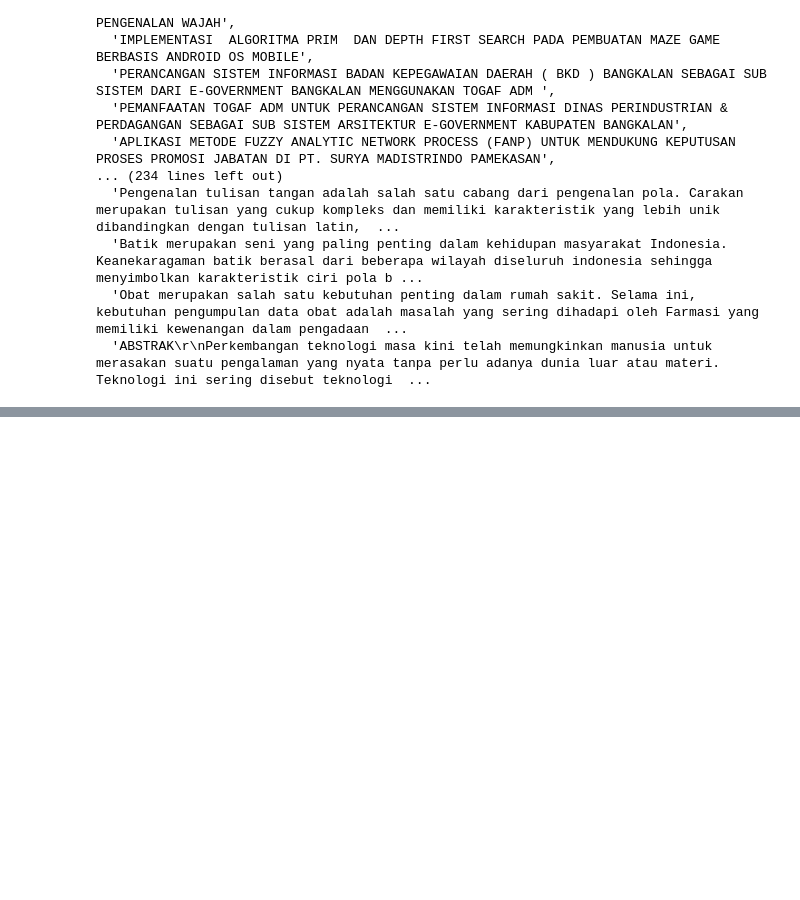
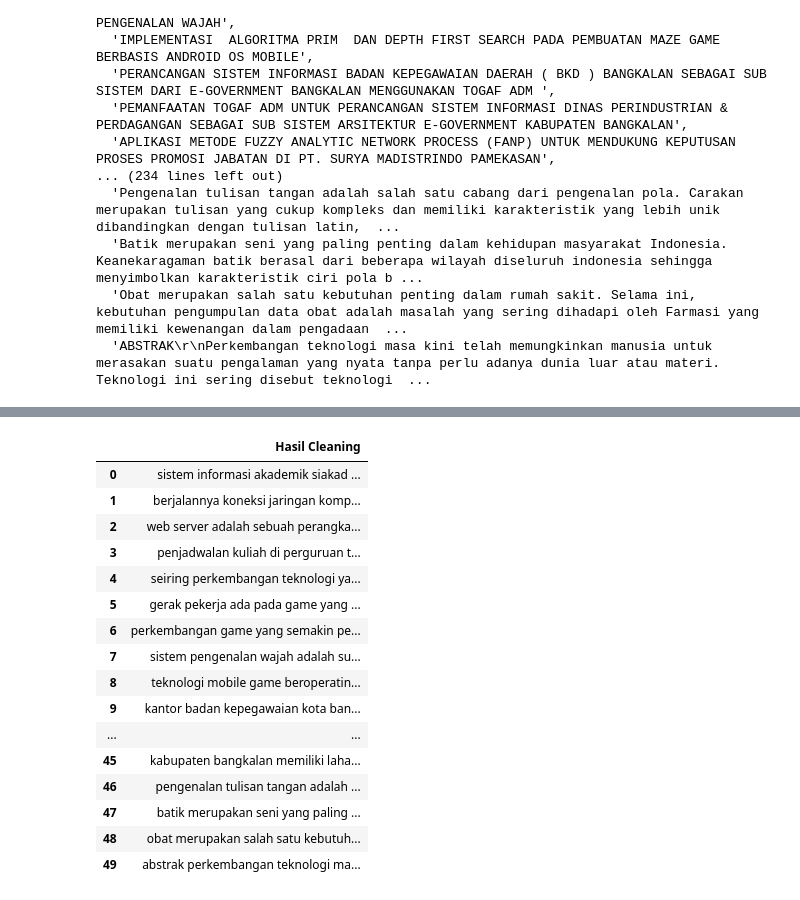
Before and after one commit to MeAdila/ppw, a Jupyter notebook: _sources/PTA.ipynb, the cells around one changed output, grey strips where cells are left out. Saved outputs shown, nothing was run; the diff lists cells and outputs as text; code cells hidden in the pictures; blank space fills up the shorter version.

```diff
--- a/_sources/PTA.ipynb
+++ b/_sources/PTA.ipynb
@@ -111,0 +154,30 @@ show_csv
+# %%
+#cleaning
+import re
+clean =[]
+for i in range (len(lower_case)):
+  clean_mention  = re.sub("@[A-Za-z0-9_]+","", lower_case[i]) #clenasing mention
+  clean_hashtag = re.sub("#[A-Za-z0-9_]+","", clean_mention) #clenasing hashtag
+  clean_url = re.sub(r'http\S+', '', clean_hashtag) #cleansing url link
+  clean_char = re.sub("[^a-zA-Z ]+"," ", clean_url) #cleansing character
+  clean.append(clean_char)
+clean_result = pd.DataFrame(clean,columns=['Hasil Cleaning'])
+clean_result
+# %% [output]
+|  | Hasil Cleaning |
+| 0 | sistem informasi akademik siakad ... |
+| 1 | berjalannya koneksi jaringan komp... |
+| 2 | web server adalah sebuah perangka... |
+| 3 | penjadwalan kuliah di perguruan t... |
+| 4 | seiring perkembangan teknologi ya... |
+| 5 | gerak pekerja ada pada game yang ... |
+| 6 | perkembangan game yang semakin pe... |
+| 7 | sistem pengenalan wajah adalah su... |
+| 8 | teknologi mobile game beroperatin... |
+| 9 | kantor badan kepegawaian kota ban... |
+| ... | ... |
+| 45 | kabupaten bangkalan memiliki laha... |
+| 46 | pengenalan tulisan tangan adalah ... |
+| 47 | batik merupakan seni yang paling ... |
+| 48 | obat merupakan salah satu kebutuh... |
+| 49 | abstrak perkembangan teknologi ma... |
```
Also changed, not shown: parts of 21 cells of this notebook, 29 other files.
